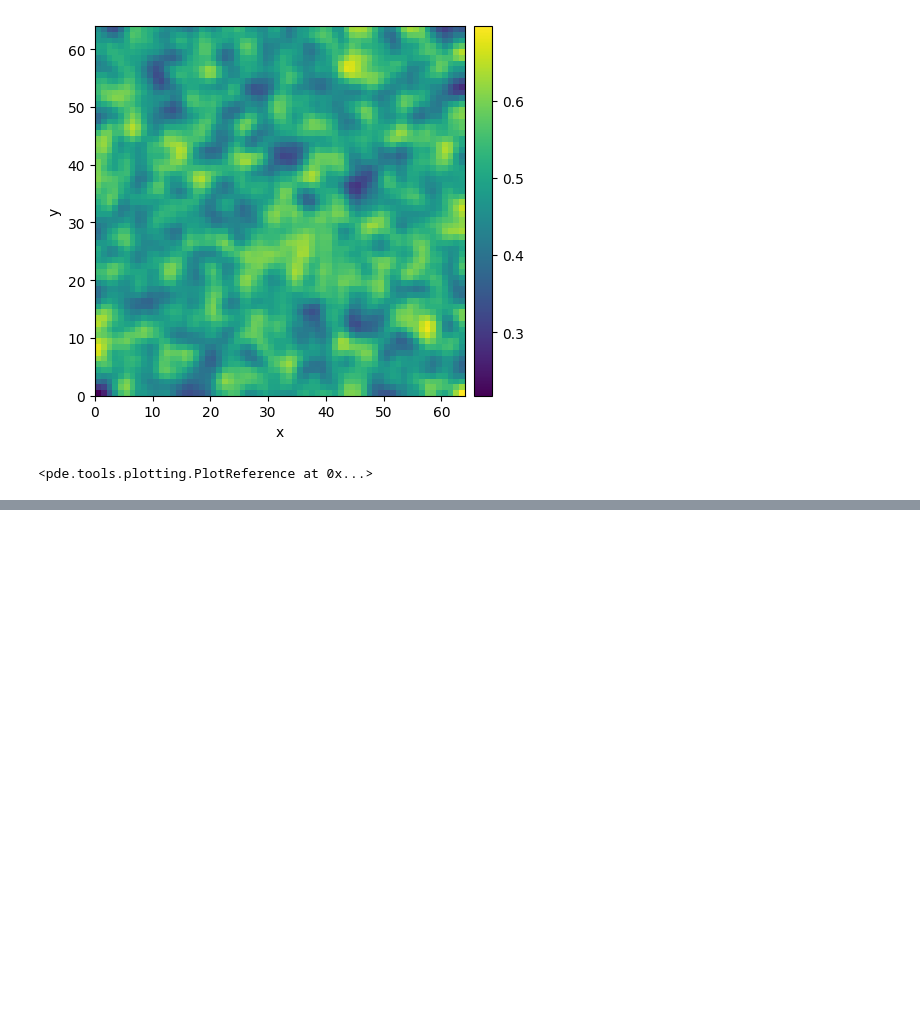
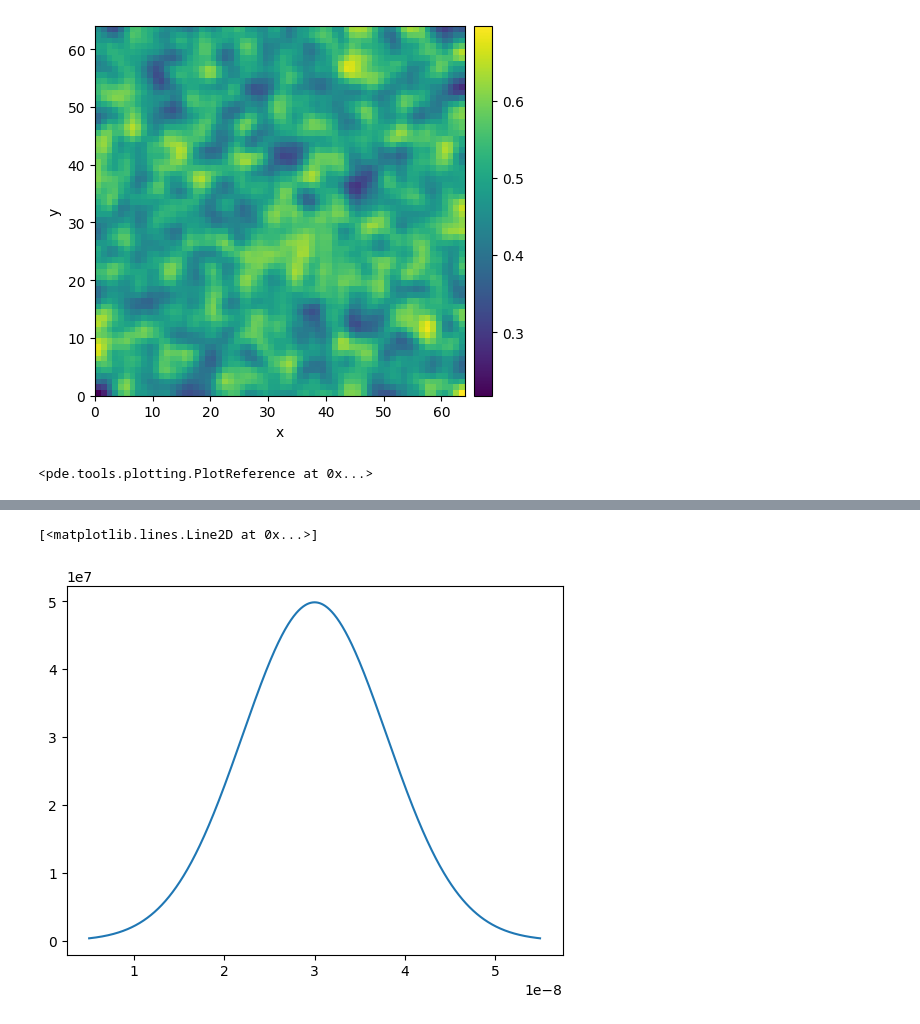
Before and after one commit to Nik0k01/Krystalizaccja-Caco3, a Jupyter notebook: krystalizacja.ipynb, the cells around one changed output, grey strips where cells are left out. Saved outputs shown, nothing was run; the diff lists cells and outputs as text; code cells hidden in the pictures; blank space fills up the shorter version.

```diff
--- a/krystalizacja.ipynb
+++ b/krystalizacja.ipynb
@@ -33,0 +79,9 @@ result.plot()
+# %%
+L = np.linspace(5e-9, 55e-9, 1000)
+L_avg = 30e-9
+sigma = 8e-9
+f_norm = (1 / (2 * np.pi) ** 0.5 / sigma) * np.exp(-(L - L_avg)**2 / 2 / sigma ** 2)
+plt.plot(L, f_norm)
+# %% [output]
+[<matplotlib.lines.Line2D at 0x...>]
+[figure, added]
```
Also changed, not shown: parts of 8 cells of this notebook, 2 other files.
